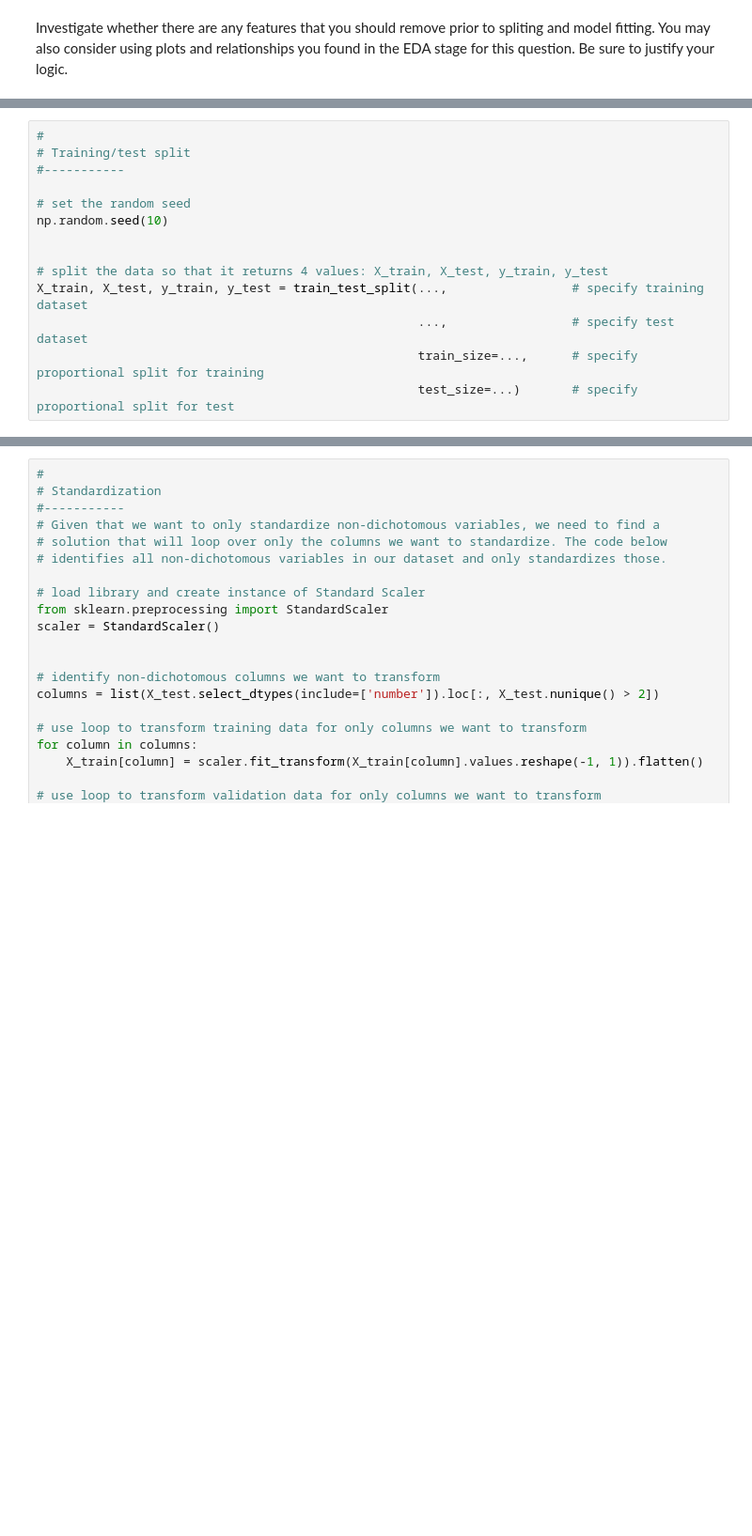
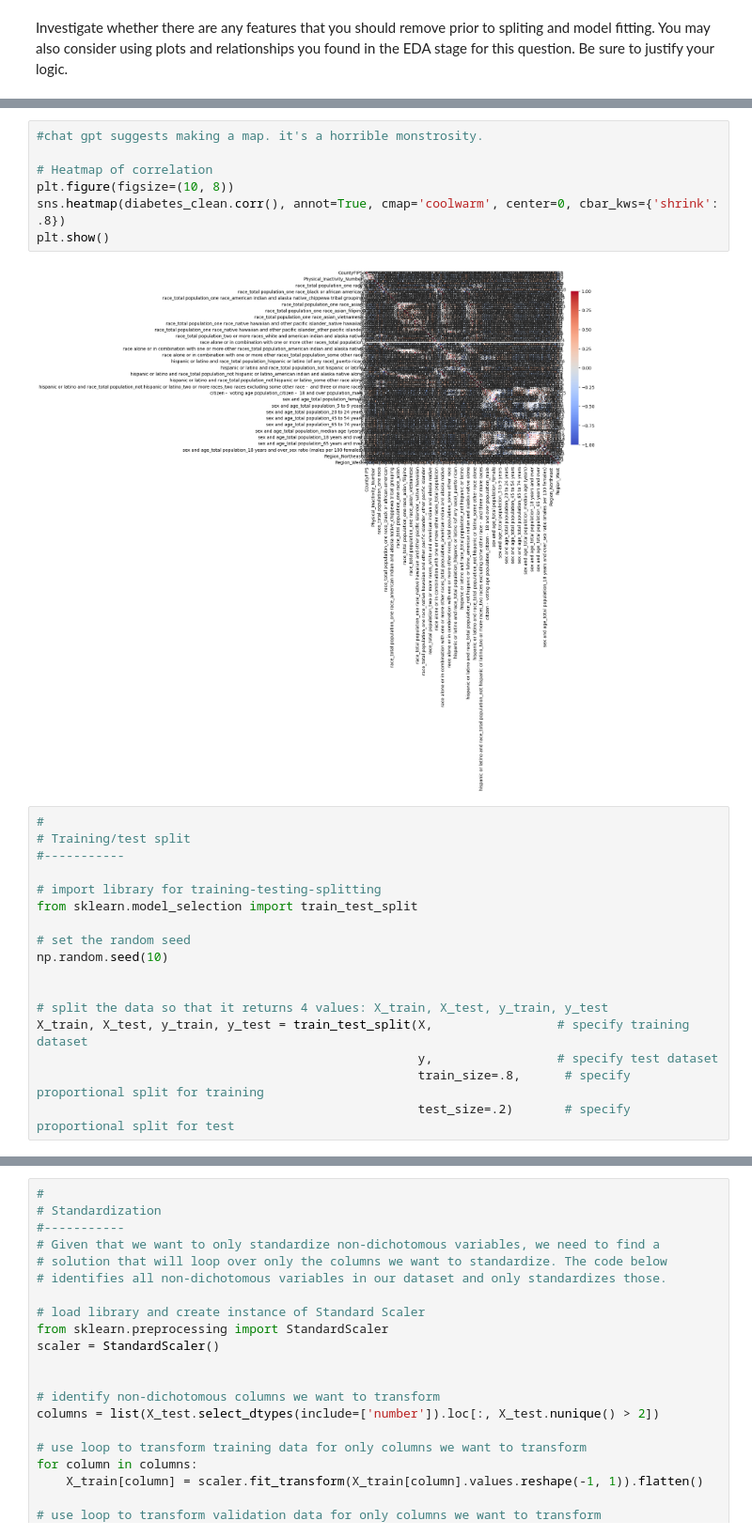
Before and after one commit to nereidagra/Computational-Social-Science-Projects, a Jupyter notebook: Project 2/Project 2 Nereida Heller.ipynb, the cells around one changed output, grey strips where cells are left out. Shown at 94% size. Drawn from its saved outputs; the diff is of its cells as text; blank space fills up the shorter version.

Commit message:
stuck on feature selection

```diff
--- a/Project 2/Project 2 Nereida Heller.ipynb
+++ b/Project 2/Project 2 Nereida Heller.ipynb
@@ -669,17 +770,29 @@ Investigate whether there are any features that you should remove prior to split
+# %%
+#chat gpt suggests making a map. it's a horrible monstrosity.
+
+# Heatmap of correlation
+plt.figure(figsize=(10, 8))
+sns.heatmap(diabetes_clean.corr(), annot=True, cmap='coolwarm', center=0, cbar_kws={'shrink': .8})
+plt.show()
+# %% [output]
+[figure, added]
 # %%
 #
 # Training/test split
 #-----------
+
+# import library for training-testing-splitting
+from sklearn.model_selection import train_test_split
 
 # set the random seed
 np.random.seed(10)
 
 
 # split the data so that it returns 4 values: X_train, X_test, y_train, y_test
-X_train, X_test, y_train, y_test = train_test_split(...,                 # specify training dataset
-                                                    ...,                 # specify test dataset
-                                                    train_size=...,      # specify proportional split for training
-                                                    test_size=...)       # specify proportional split for test
+X_train, X_test, y_train, y_test = train_test_split(X,                 # specify training dataset
+                                                    y,                 # specify test dataset
+                                                    train_size=.8,      # specify proportional split for training
+                                                    test_size=.2)       # specify proportional split for test
 # %%
 #
 # Validation split
```
Also changed, not shown: parts of 15 cells of this notebook.
